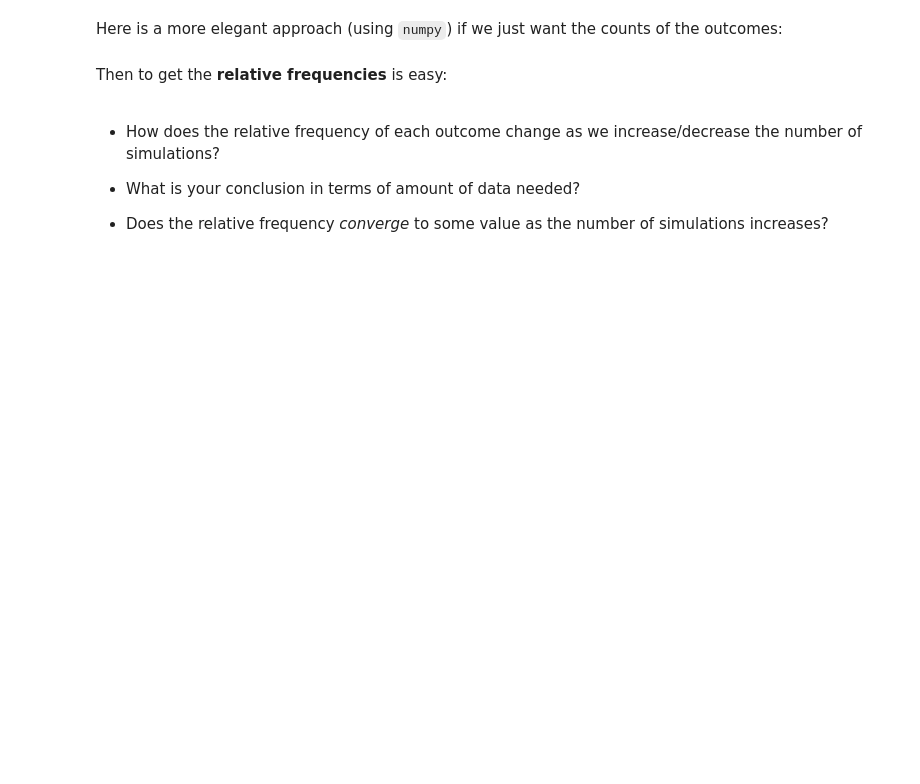
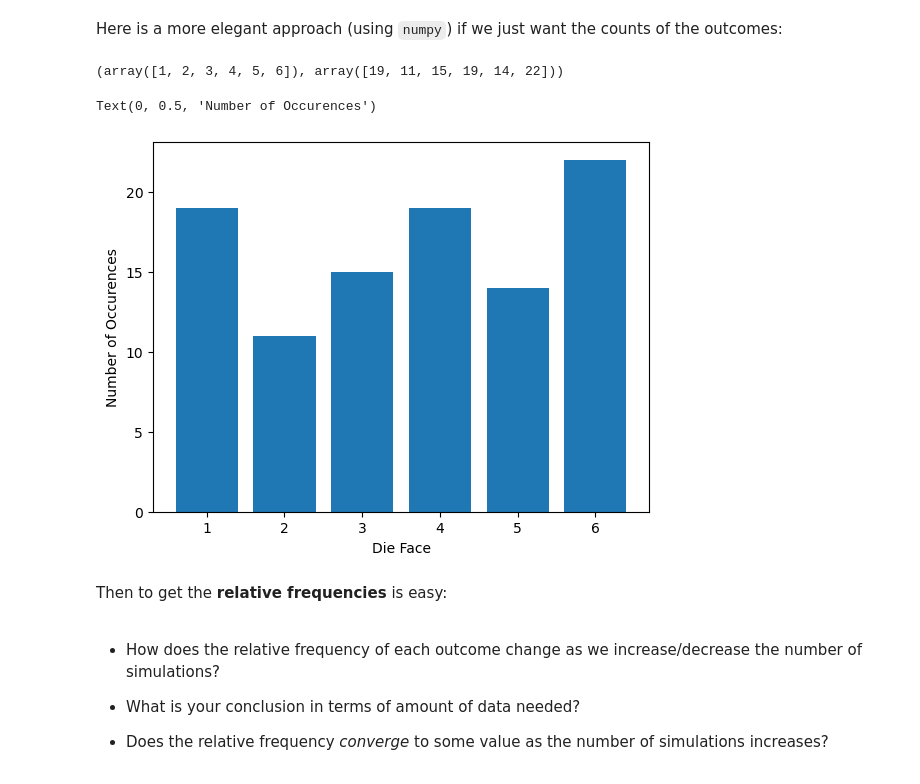
Before and after one commit to tyler-ruble/eel3850S25, a Jupyter notebook: lectures/lecture01/Lecture01-S25-in-class-edits.ipynb, the cells around one changed output. Cells and saved outputs as stored; diff of their text form; code cells hidden in the pictures; blank space fills up the shorter version.

```diff
--- a/lectures/lecture01/Lecture01-S25-in-class-edits.ipynb
+++ b/lectures/lecture01/Lecture01-S25-in-class-edits.ipynb
@@ -164,0 +254,9 @@ Suppose we want to see how often 6 or fewer heads occurs. We can reduce the prin
+# %%
+# perform repeated experiments
+num_sims = 25
+flips = 20
+
+for sim in range(num_sims):
+    coins = random.choices(faces, k=flips)
+    num_heads = coins.count('H')
+    print(sim, ': ', num_heads, ' Head')
@@ -174,0 +308,15 @@ Let's modify the experiment to calculate the relative frequency of getting 6 or
+# %%
+# calculate relative frequency
+num_sims = 5000
+flips = 20
+# add a counter: for counting the number of times event occurs:
+# Event: num of heads <= 6
+counts = 0
+
+for sim in range(num_sims):
+    coins = random.choices(faces, k=flips)
+    num_heads = coins.count('H')
+    if num_heads <=6:
+        counts += 1 # counts = counts+1
+
+print('Relative frequency of <=6 heads is', counts/num_sims)
@@ -188,2 +341,6 @@ print(values)
 # %% [markdown]
 Let's first keep a counter for each face value and increment that counter whenever we see that face value. Start with a list of 6 zeros:
+# %%
+import numpy as np
+counters = np.zeros(6)
+counters
@@ -190,2 +349,8 @@ Let's first keep a counter for each face value and increment that counter whenev
 # %% [markdown]
 We can use these counters to make our first plots. Let's start with a simple bar graph:
+# %%
+for sim in range(num_sims):
+    die=random.choice(range(1,7)) # range(1,7) =[1,2,3,4,5,6]
+    values += [die] # values.append(die)
+    counters[die-1] += 1
+counters
@@ -207,6 +384,19 @@ for sim in range(num_sims):
 # The magic counting code goes here...
 
 # TO BE COMPLETED IN CLASS
+# %%
+np.unique(outcomes, return_counts =True)
+# %% [output]
+(array([1, 2, 3, 4, 5, 6]), array([19, 11, 15, 19, 14, 22]))
+# %%
+vals1, counters2 = np.unique(outcomes, return_counts =False)
+
+plt.bar(vals1, counters2)
+plt.xlabel('Die Face')
+plt.ylabel('Number of Occurences')
+# %% [output]
+Text(0, 0.5, 'Number of Occurences')
+[figure, added]
 # %% [markdown]
 Then to get the **relative frequencies** is easy:
 # %%
```
Also changed, not shown: parts of 17 cells of this notebook, 1 other file.
